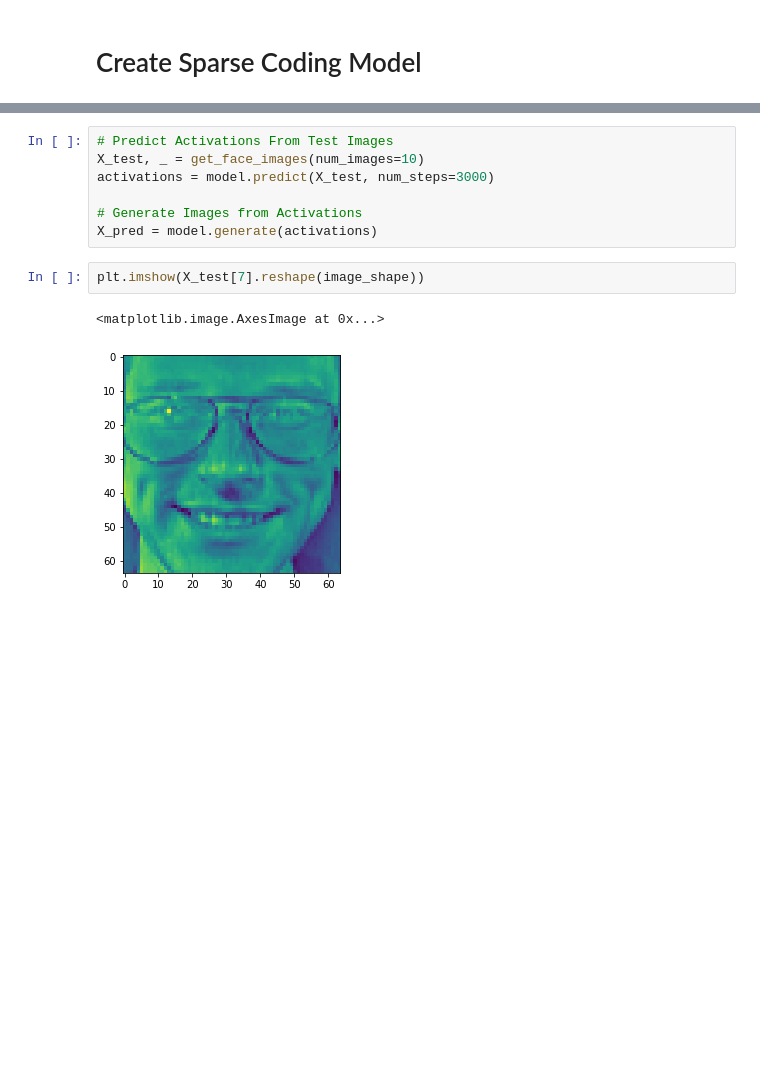
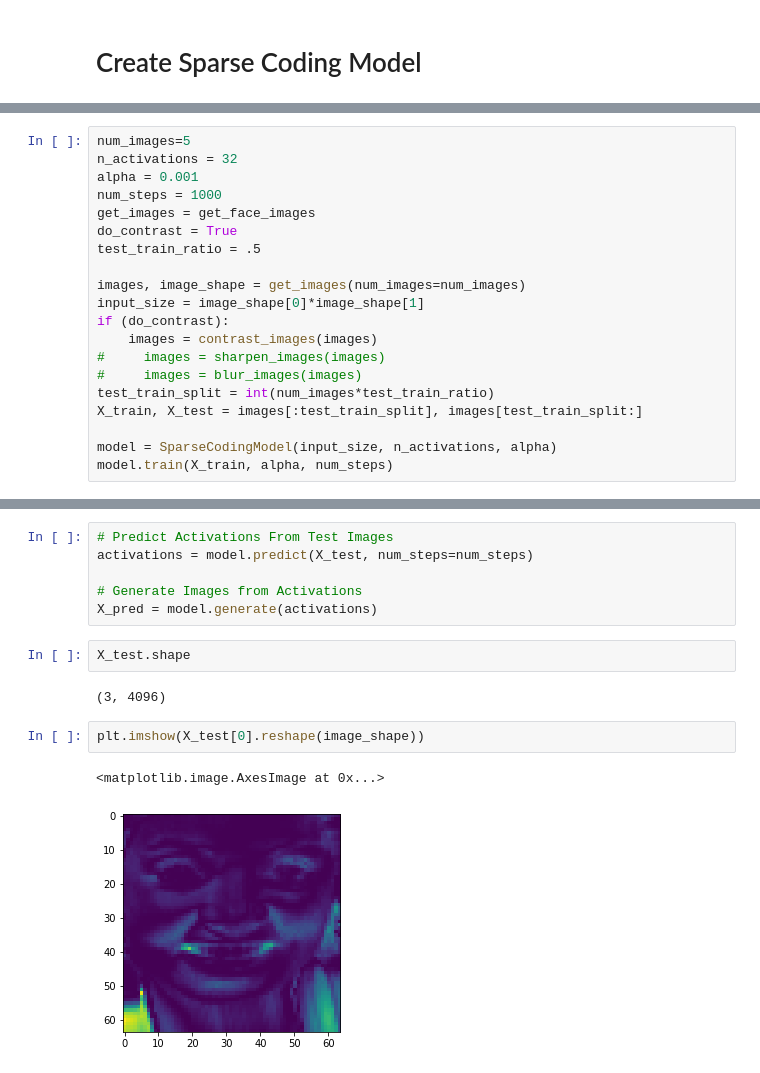
Before and after one commit to saarangp/dreammachines, a Jupyter notebook: sparse_dreams.ipynb, the cells around one changed output, grey strips where cells are left out. Drawn from its saved outputs; the diff is of its cells as text; blank space fills up the shorter version.

Commit message:
Added image contrast, now dream faces are generated. Need to fix feature selection

```diff
--- a/sparse_dreams.ipynb
+++ b/sparse_dreams.ipynb
@@ -57,0 +58,20 @@ model.train(X_train)
+# %%
+num_images=5
+n_activations = 32
+alpha = 0.001
+num_steps = 1000
+get_images = get_face_images
+do_contrast = True
+test_train_ratio = .5
+
+images, image_shape = get_images(num_images=num_images)
+input_size = image_shape[0]*image_shape[1]
+if (do_contrast):
+    images = contrast_images(images)
+#     images = sharpen_images(images)
+#     images = blur_images(images)
+test_train_split = int(num_images*test_train_ratio)
+X_train, X_test = images[:test_train_split], images[test_train_split:]
+
+model = SparseCodingModel(input_size, n_activations, alpha)
+model.train(X_train, alpha, num_steps)
@@ -70,13 +92,16 @@ plt.show()
 # %%
 # Predict Activations From Test Images
-X_test, _ = get_face_images(num_images=10)
-activations = model.predict(X_test, num_steps=3000)
+activations = model.predict(X_test, num_steps=num_steps)
 
 # Generate Images from Activations
 X_pred = model.generate(activations)
+# %%
+X_test.shape
+# %% [output]
+(3, 4096)
 # %%
-plt.imshow(X_test[7].reshape(image_shape))
+plt.imshow(X_test[0].reshape(image_shape))
 # %% [output]
 <matplotlib.image.AxesImage at 0x...>
-[figure, old version]
+[figure, new version]
 # %%
```
Also changed, not shown: parts of 10 cells of this notebook, 1 other file.
